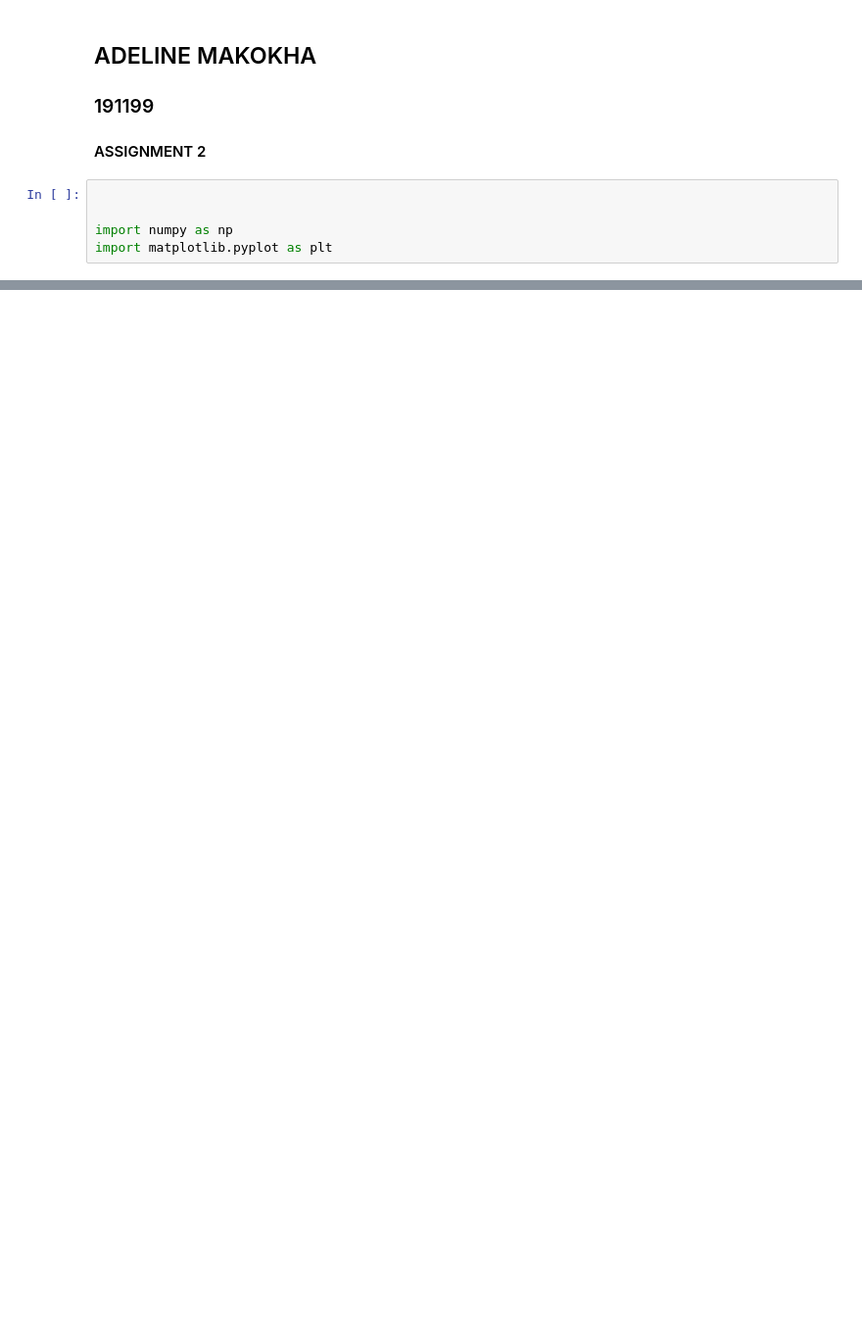
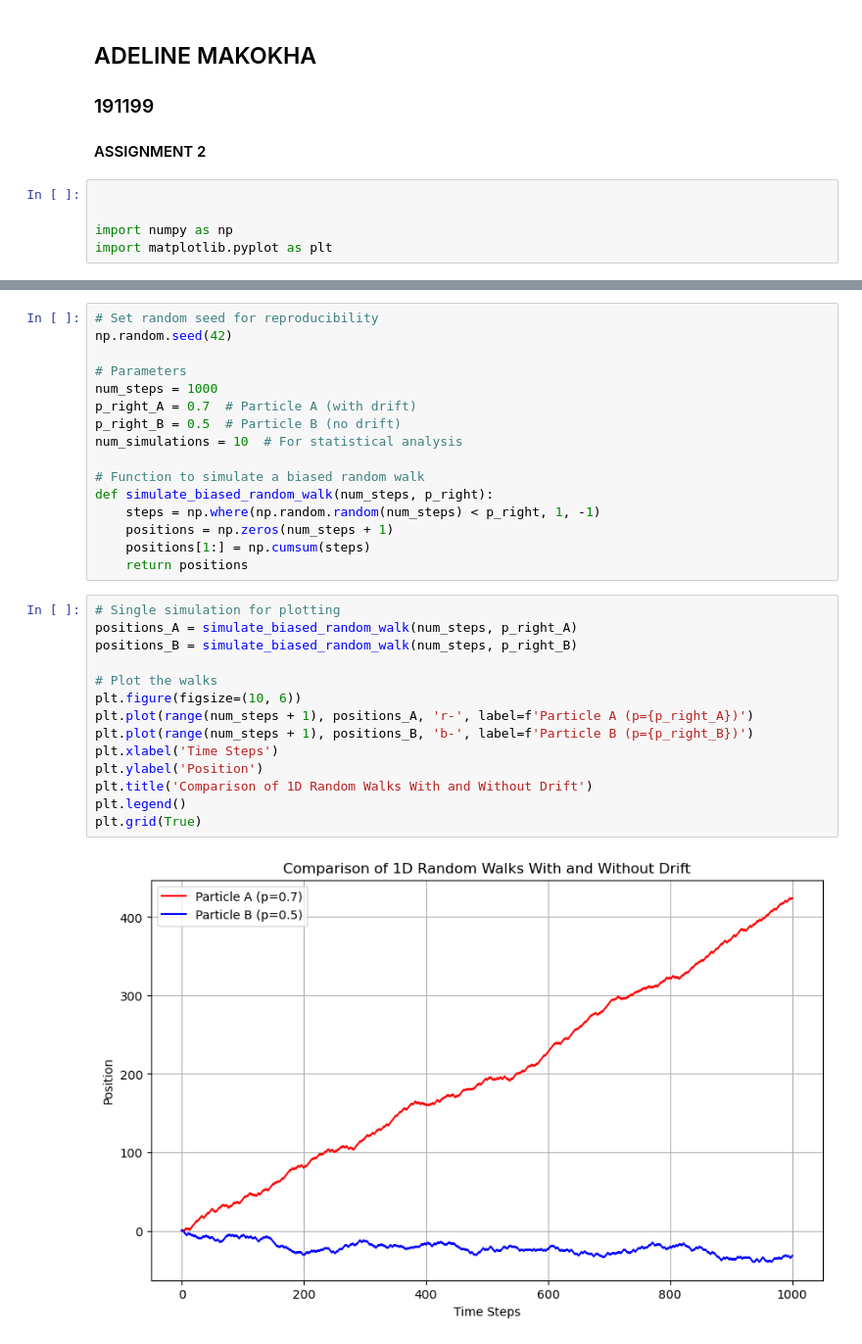
Before and after one commit to adeline-pepela/Module-3, a Jupyter notebook: DSA 8302 Computational Techniques in DS/Adeline Makokha_191199_Assignment2.ipynb, the cells around one changed output, grey strips where cells are left out. Shown at 98% size. Saved outputs shown, nothing was run; the diff lists cells and outputs as text; blank space fills up the shorter version.

```diff
--- a/DSA 8302 Computational Techniques in DS/Adeline Makokha_191199_Assignment2.ipynb
+++ b/DSA 8302 Computational Techniques in DS/Adeline Makokha_191199_Assignment2.ipynb
@@ -57,0 +98,32 @@ print(f"Standard deviation of final position: {std_final_position:.2f}")
+# %%
+# Set random seed for reproducibility
+np.random.seed(42)
+
+# Parameters
+num_steps = 1000
+p_right_A = 0.7  # Particle A (with drift)
+p_right_B = 0.5  # Particle B (no drift)
+num_simulations = 10  # For statistical analysis
+
+# Function to simulate a biased random walk
+def simulate_biased_random_walk(num_steps, p_right):
+    steps = np.where(np.random.random(num_steps) < p_right, 1, -1)
+    positions = np.zeros(num_steps + 1)
+    positions[1:] = np.cumsum(steps)
+    return positions
+# %%
+# Single simulation for plotting
+positions_A = simulate_biased_random_walk(num_steps, p_right_A)
+positions_B = simulate_biased_random_walk(num_steps, p_right_B)
+
+# Plot the walks
+plt.figure(figsize=(10, 6))
+plt.plot(range(num_steps + 1), positions_A, 'r-', label=f'Particle A (p={p_right_A})')
+plt.plot(range(num_steps + 1), positions_B, 'b-', label=f'Particle B (p={p_right_B})')
+plt.xlabel('Time Steps')
+plt.ylabel('Position')
+plt.title('Comparison of 1D Random Walks With and Without Drift')
+plt.legend()
+plt.grid(True)
+# %% [output]
+[figure, added]
```
Also changed, not shown: parts of 19 cells of this notebook.
